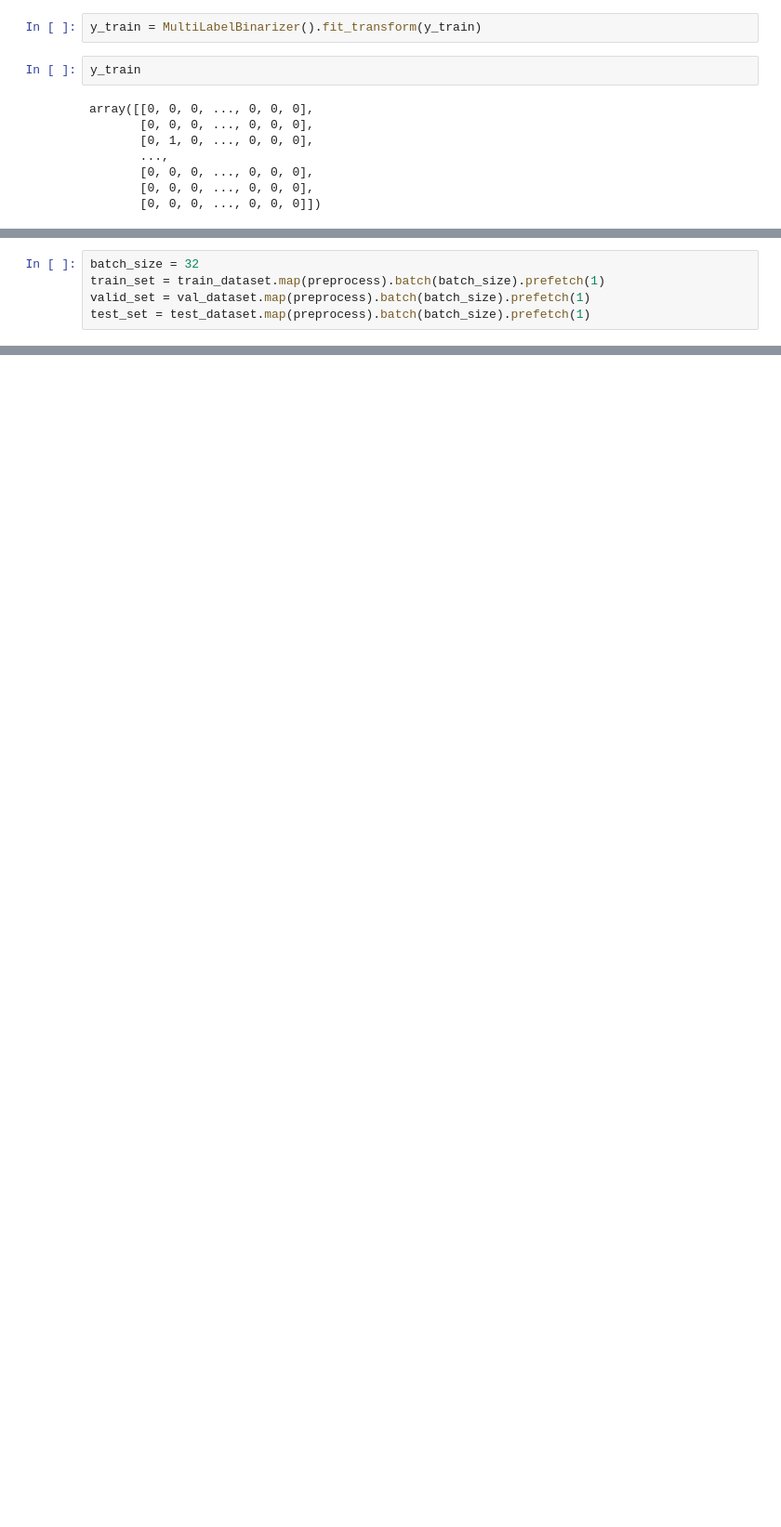
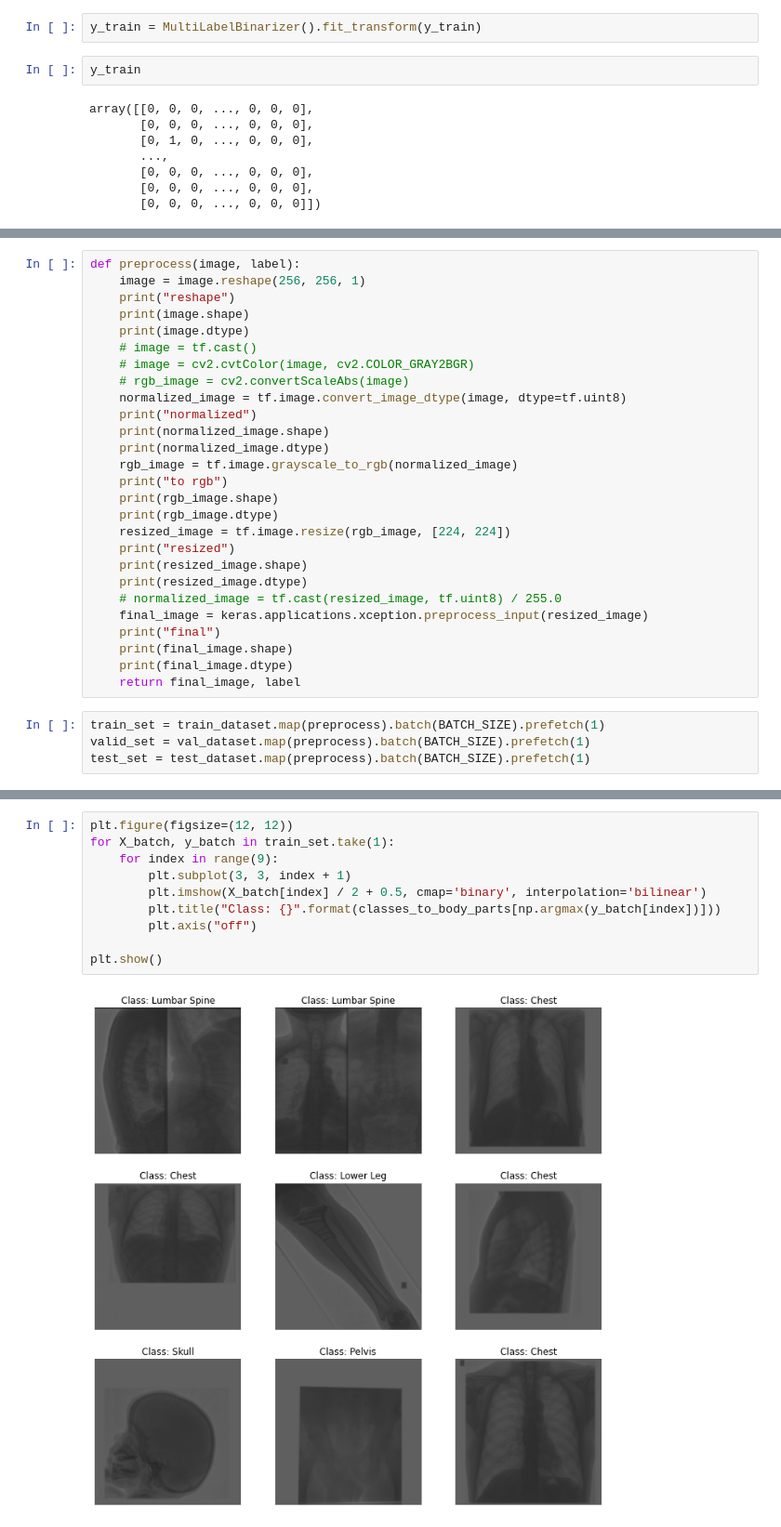
Before and after one commit to ZingBing/X-Ray-Classification, a Jupyter notebook: cnn-x-ray.ipynb, the cells around one changed output, grey strips where cells are left out. Shown at 93% size. Cells and saved outputs as stored; diff of their text form; blank space fills up the shorter version.

```diff
--- a/cnn-x-ray.ipynb
+++ b/cnn-x-ray.ipynb
@@ -224,6 +177,32 @@ def preprocess(image, label):
+# %%
+def preprocess(image, label):
+    image = image.reshape(256, 256, 1)
+    print("reshape")
+    print(image.shape)
+    print(image.dtype)
+    # image = tf.cast()
+    # image = cv2.cvtColor(image, cv2.COLOR_GRAY2BGR)
+    # rgb_image = cv2.convertScaleAbs(image)
+    normalized_image = tf.image.convert_image_dtype(image, dtype=tf.uint8)
+    print("normalized")
+    print(normalized_image.shape)
+    print(normalized_image.dtype)
+    rgb_image = tf.image.grayscale_to_rgb(normalized_image)
+    print("to rgb")
+    print(rgb_image.shape)
+    print(rgb_image.dtype)
+    resized_image = tf.image.resize(rgb_image, [224, 224])
+    print("resized")
+    print(resized_image.shape)
+    print(resized_image.dtype)
+    # normalized_image = tf.cast(resized_image, tf.uint8) / 255.0
+    final_image = keras.applications.xception.preprocess_input(resized_image)
+    print("final")
+    print(final_image.shape)
+    print(final_image.dtype)
+    return final_image, label
 # %%
-batch_size = 32
-train_set = train_dataset.map(preprocess).batch(batch_size).prefetch(1)
-valid_set = val_dataset.map(preprocess).batch(batch_size).prefetch(1)
-test_set = test_dataset.map(preprocess).batch(batch_size).prefetch(1)
+train_set = train_dataset.map(preprocess).batch(BATCH_SIZE).prefetch(1)
+valid_set = val_dataset.map(preprocess).batch(BATCH_SIZE).prefetch(1)
+test_set = test_dataset.map(preprocess).batch(BATCH_SIZE).prefetch(1)
 # %% [output]
@@ -234,0 +226,12 @@ ValueError: in user code:
+# %%
+plt.figure(figsize=(12, 12))
+for X_batch, y_batch in train_set.take(1):
+    for index in range(9):
+        plt.subplot(3, 3, index + 1)
+        plt.imshow(X_batch[index] / 2 + 0.5, cmap='binary', interpolation='bilinear')
+        plt.title("Class: {}".format(classes_to_body_parts[np.argmax(y_batch[index])]))
+        plt.axis("off")
+
+plt.show()
+# %% [output]
+[figure, added]
```
Also changed, not shown: parts of 32 cells of this notebook.
